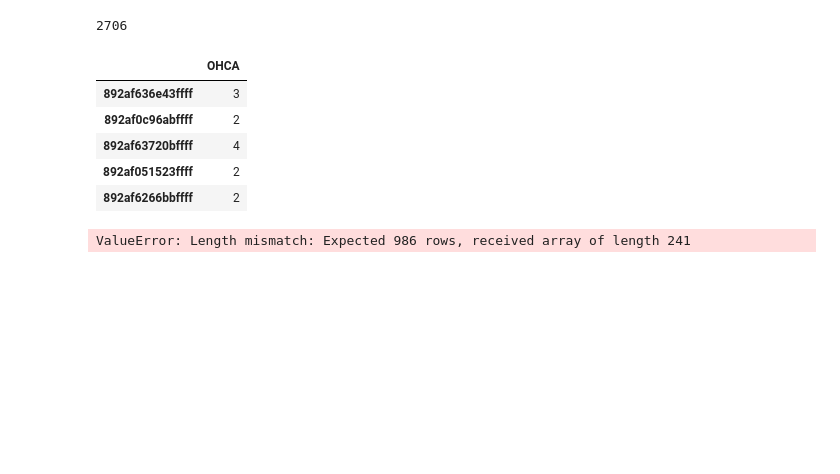
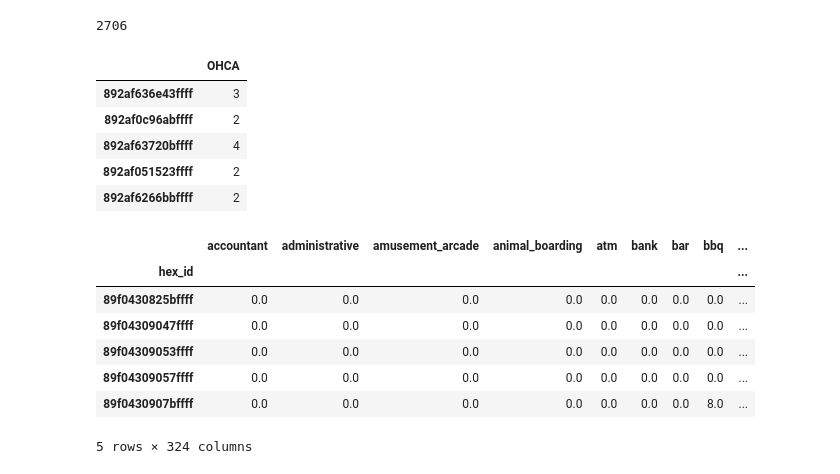
Before and after one commit to radekaadek/my_aed, a Jupyter notebook: prediction2.ipynb, the cells around one changed output. Cells and saved outputs as stored; diff of their text form; code cells hidden in the pictures; blank space fills up the shorter version.

```diff
--- a/prediction2.ipynb
+++ b/prediction2.ipynb
@@ -58,14 +58,23 @@ ohca_df.head()
 # %%
 # load virginia beach data
 # check if virginia_beach.csv is in the current directory
 if 'virginia_beach.csv' in listdir():
     # read the csv file
     vb_df = pd.read_csv('virginia_beach.csv')
+    # set unnamed column name to hex_id
+    vb_df.rename(columns={'Unnamed: 0': 'hex_id'}, inplace=True)
     # pivot the dataframe to have the hex_id as the index
-    vb_df = vb_df.pivot(index='hex_id', columns=vb_df.columns)
+    vb_df.set_index('hex_id', inplace=True)
 else:
     api = overpass.API()
     vb_df = aquire_data.get_all_data('Virginia Beach', api)
 vb_df.head()
 # %% [output]
+|  | accountant | administrative | amusement_arcade | animal_boarding | atm | bank | bar | bbq | ... |
+| hex_id |  |  |  |  |  |  |  |  | ... |
+| 89f0430825bffff | 0.0 | 0.0 | 0.0 | 0.0 | 0.0 | 0.0 | 0.0 | 0.0 | ... |
+| 89f04309047ffff | 0.0 | 0.0 | 0.0 | 0.0 | 0.0 | 0.0 | 0.0 | 0.0 | ... |
+| 89f04309053ffff | 0.0 | 0.0 | 0.0 | 0.0 | 0.0 | 0.0 | 0.0 | 0.0 | ... |
+| 89f04309057ffff | 0.0 | 0.0 | 0.0 | 0.0 | 0.0 | 0.0 | 0.0 | 0.0 | ... |
+| 89f0430907bffff | 0.0 | 0.0 | 0.0 | 0.0 | 0.0 | 0.0 | 0.0 | 8.0 | ... |
-ValueError: Length mismatch: Expected 986 rows, received array of length 241
+5 rows × 324 columns
```
Also changed, not shown: parts of 6 cells of this notebook, 6 other files.
